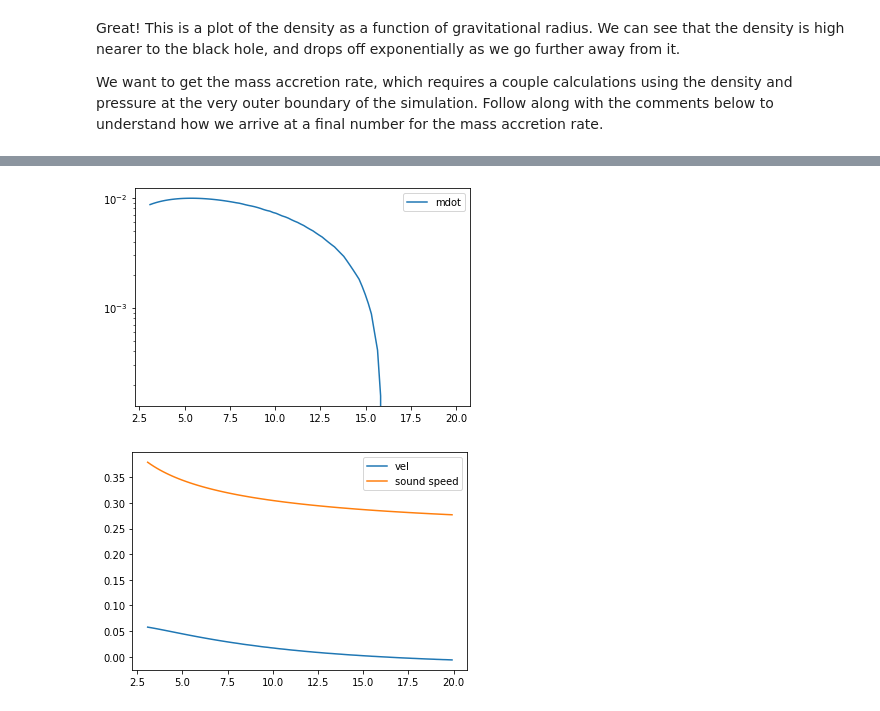
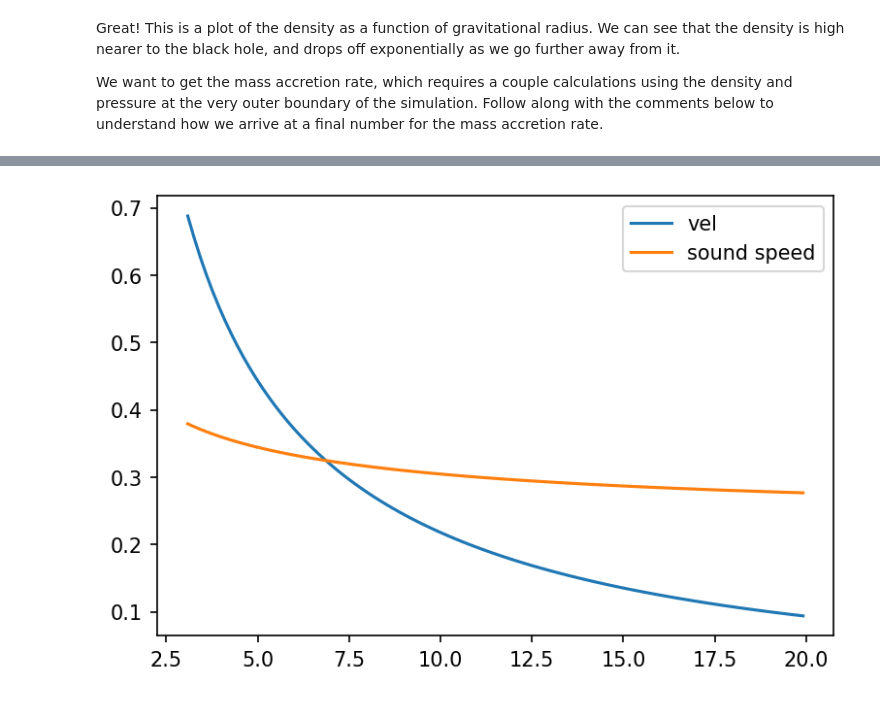
Before and after one commit to connor-mcclellan/bondi-accretion, a Jupyter notebook: scripts/01_plot-single-frame.ipynb, the cells around one changed output, grey strips where cells are left out. Cells and saved outputs as stored; diff of their text form; code cells hidden in the pictures.

```diff
--- a/scripts/01_plot-single-frame.ipynb
+++ b/scripts/01_plot-single-frame.ipynb
@@ -19,8 +19,9 @@ import matplotlib.pyplot as plt
 import numpy as np
 # %%
 # Assign the output of the "athdf" function to a new variable
-
-simulation_data = athdf("../data/ba_01/gr_bondi.out1.00000.athdf")
+simulation_data = []
+for i, bsq in enumerate([0, 5, 10, 15, 20]):
+    simulation_data.append(athdf("../data/ba-bsq{:1d}/gr_bondi.out1.00001.athdf".format(bsq)))
 # %%
 # Use plt to plot the 'rho' key from the simulation_data dictionary.
 # This contains the density data, stored as a 2D array.
@@ -53,25 +75,21 @@ c_light = 3e10
 # %%
-v = simulation_data['vel1'][0,0]
-rho = simulation_data['rho'][0,0]
-press = simulation_data['press'][0][0]
-r = simulation_data['x1v']
+rho = simulation_data[0]['rho'][0,0]
+ur = simulation_data[0]['vel1'][0,0]
+press = simulation_data[0]['press'][0][0]
+r = simulation_data[0]['x1v']
 
-y = np.sqrt(1 - 2*1/r) / np.sqrt(1 - v**2)
+Tn = (press / rho)**n
+c1 = -0.00675
+u1 = c1 / r**2 / Tn
+y = np.sqrt(1 - 2/r + u1**2)
+local_vel = u1/y
 
-# Mass conservation
-c1 = 4 * np.pi * r**2 * rho * v
-plt.plot(r, -c1, label='mdot')
-plt.yscale('log')
+cs = np.sqrt(gamma * press / rho)
+
+plt.figure(dpi=150)
+plt.plot(r, -local_vel, label='vel')
+plt.plot(r, cs, label='sound speed')
 plt.legend()
 plt.show()
 # %% [output]
-[figure, old version]
+[figure, new version]
-# %%
-cs = np.sqrt(gamma * press / rho)
-
-plt.plot(r, -v, label='vel')
-plt.plot(r, cs, label='sound speed')
-plt.legend()
-plt.show()
-# %% [output]
-[figure, removed]
```
Also changed, not shown: parts of 4 cells of this notebook, 40 other files.
